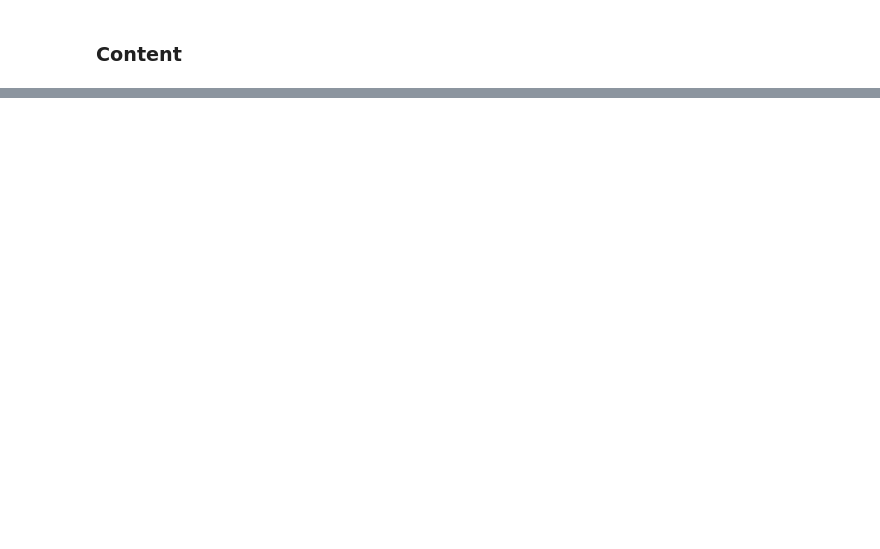
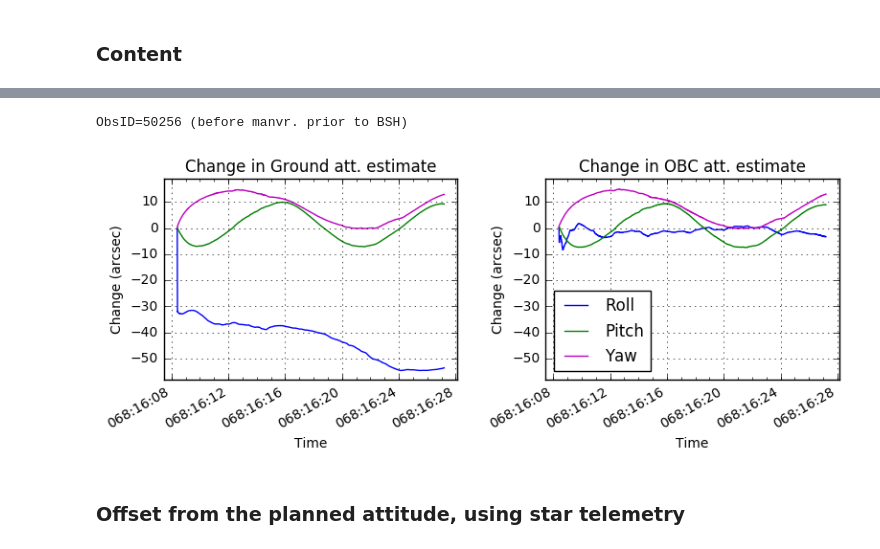
Before and after one commit to malgosias/bsh_2017_068, a Jupyter notebook: bsh_2017_068.ipynb, the cells around one changed output, grey strips where cells are left out. Saved outputs shown, nothing was run; the diff lists cells and outputs as text; code cells hidden in the pictures; blank space fills up the shorter version.

```diff
--- a/bsh_2017_068.ipynb
+++ b/bsh_2017_068.ipynb
@@ -419,0 +193,3 @@ Offset = 148.4 arcsec
+# %%
+asol_file = 'pcadf605462972_asol1.fits'
+grnd_sol = Table.read(asol_file)
@@ -419,0 +265,24 @@ Offset = 148.4 arcsec
+# %%
+print('\nObsID=50256 (before manvr. prior to BSH)')
+
+plt.figure(figsize=(7.5, 3))
+
+plt.subplot(1, 2, 1)
+
+label = 'Change in Ground att. estimate'
+plot_att_changes(refs=grnd_sol2[:1], atts=grnd_sol2, label=label)
+plt.ylim(-58, 19)
+
+plt.subplot(1, 2, 2)
+
+label = 'Change in OBC att. estimate'
+plot_att_changes(refs=grnd_sol2[:1], atts=obc_sol, label=label)
+plt.ylim(-58, 19)
+plt.legend(loc='best')
+
+plt.subplots_adjust(left=0.05, bottom=0.2, right=0.99, top=0.9, wspace=0.3)
+# %% [output]
+ObsID=50256 (before manvr. prior to BSH)
+[figure, added]
+# %% [markdown]
+### Offset from the planned attitude, using star telemetry ###
```
Also changed, not shown: parts of 71 cells of this notebook, 3 other files.
